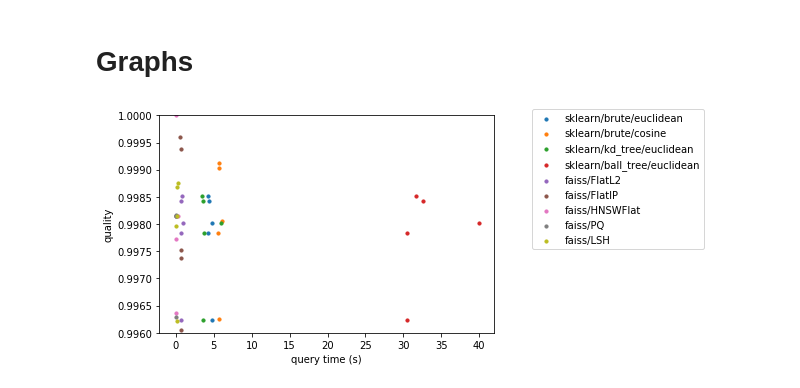
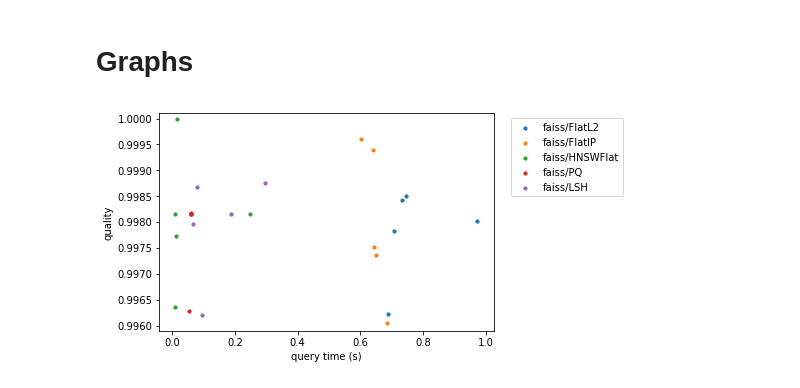
Before and after one commit to einstein9998/Internship, a Jupyter notebook: faiss.ipynb, the cells around one changed output. Cells and saved outputs as stored; diff of their text form; code cells hidden in the pictures.

```diff
--- a/faiss.ipynb
+++ b/faiss.ipynb
@@ -551,9 +141,0 @@ saving.to_csv("faiss_more.txt")
-# %%
-plt.figure()
-for i in range(0, 30, 5):
-    plt.scatter(a[i:i+5]['query time (s)'], a[i:i+5]['quality'], s=10)
-plt.ylim(0.996, 0.9986)
-plt.xlabel('query time (s)')
-plt.ylabel('quality')
-plt.legend(['50/7/8', '50/67/8', '100/7/8', '100/67/8', '150/7/8', '150/67/8'], bbox_to_anchor=(1.1, 1.05))
-plt.show()
@@ -860,14 +207,19 @@ TABLE_NORM.shape
+# %%
+faiss_results = pd.read_csv("faiss_results.txt")
+# %%
+faiss_results = faiss_results[['algorithm/index', 'metric', 'n_neighbors',
+                                  'query size', 'build time (s)', 'query time (s)', 'quality', 'seed']]
 # %%
-a = TABLE_NORM
+a = faiss_results
 # %%
+#graph of query time vs quality for each index
 plt.figure()
-for i in range(0, 45, 5):
+for i in range(0, 25, 5):
     plt.scatter(a[i:i+5]['query time (s)'], a[i:i+5]['quality'], s=10)
-plt.ylim(0.996, 1)
+plt.ylim(0.9959, 1.0001)
 plt.xlabel('query time (s)')
 plt.ylabel('quality')
-plt.legend(['sklearn/brute/euclidean', 'sklearn/brute/cosine', 'sklearn/kd_tree/euclidean', 'sklearn/ball_tree/euclidean',
-            'faiss/FlatL2', 'faiss/FlatIP', 'faiss/HNSWFlat', 'faiss/PQ', 'faiss/LSH'], bbox_to_anchor=(1.1, 1.05))
+plt.legend(['faiss/FlatL2', 'faiss/FlatIP', 'faiss/HNSWFlat', 'faiss/PQ', 'faiss/LSH'], bbox_to_anchor=(1.4, 1))
 plt.show()
 # %% [output]
-[figure, old version]
+[figure, new version]
```
Also changed, not shown: parts of 117 cells of this notebook, 2 other files.
